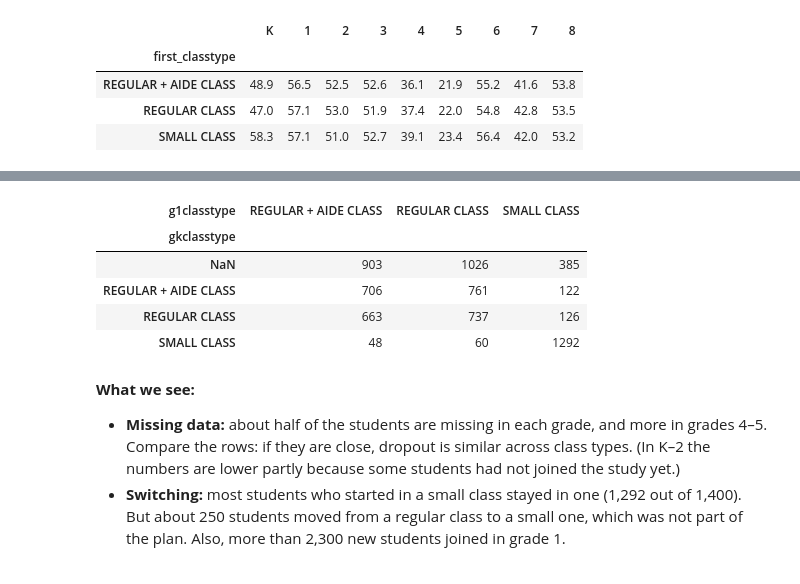
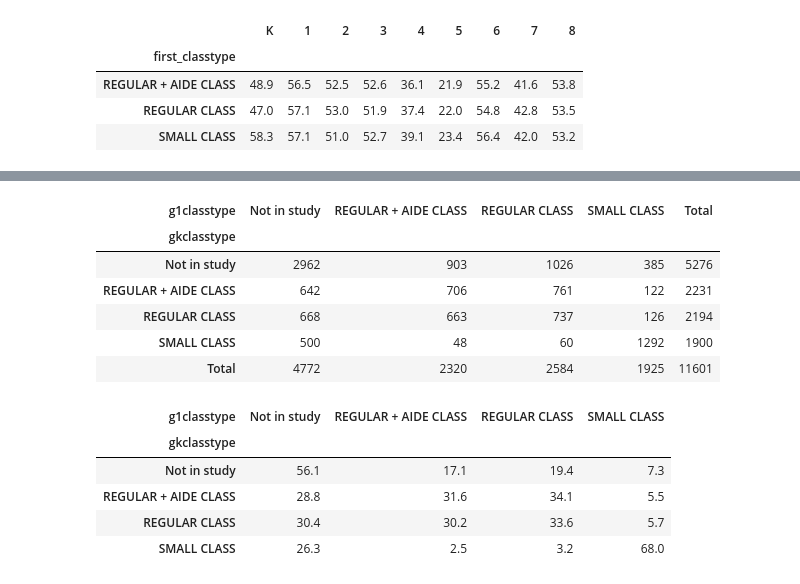
Before and after one commit to itai-wachtel/star-stat-project, a Jupyter notebook: notebooks/01_explore_data.ipynb, the cells around one changed output, grey strips where cells are left out. Cells and saved outputs as stored; diff of their text form; code cells hidden in the pictures.

```diff
--- a/notebooks/01_explore_data.ipynb
+++ b/notebooks/01_explore_data.ipynb
@@ -291,17 +347,23 @@ has_score
 # %%
-pd.crosstab(df["gkclasstype"], df["g1classtype"], dropna=False)
+k_type = df["gkclasstype"].astype(object).fillna("Not in study")
+g1_type = df["g1classtype"].astype(object).fillna("Not in study")
+
+switch = pd.crosstab(k_type, g1_type, margins=True, margins_name="Total")
+display(switch)
+
+switch_pct = (pd.crosstab(k_type, g1_type, normalize="index") * 100).round(1)
+display(switch_pct)
 # %% [output]
-| g1classtype | REGULAR + AIDE CLASS | REGULAR CLASS | SMALL CLASS |
-| gkclasstype |  |  |  |
-| NaN | 903 | 1026 | 385 |
-| REGULAR + AIDE CLASS | 706 | 761 | 122 |
-| REGULAR CLASS | 663 | 737 | 126 |
-| SMALL CLASS | 48 | 60 | 1292 |
+| g1classtype | Not in study | REGULAR + AIDE CLASS | REGULAR CLASS | SMALL CLASS | Total |
+| gkclasstype |  |  |  |  |  |
+| Not in study | 2962 | 903 | 1026 | 385 | 5276 |
+| REGULAR + AIDE CLASS | 642 | 706 | 761 | 122 | 2231 |
+| REGULAR CLASS | 668 | 663 | 737 | 126 | 2194 |
+| SMALL CLASS | 500 | 48 | 60 | 1292 | 1900 |
+| Total | 4772 | 2320 | 2584 | 1925 | 11601 |
+| g1classtype | Not in study | REGULAR + AIDE CLASS | REGULAR CLASS | SMALL CLASS |
+| gkclasstype |  |  |  |  |
+| Not in study | 56.1 | 17.1 | 19.4 | 7.3 |
+| REGULAR + AIDE CLASS | 28.8 | 31.6 | 34.1 | 5.5 |
+| REGULAR CLASS | 30.4 | 30.2 | 33.6 | 5.7 |
+| SMALL CLASS | 26.3 | 2.5 | 3.2 | 68.0 |
-# %% [markdown]
-**What we see:**
-- **Missing data:** about half of the students are missing in each grade, and more in grades 4–5.
-  Compare the rows: if they are close, dropout is similar across class types.
-  (In K–2 the numbers are lower partly because some students had not joined the study yet.)
-- **Switching:** most students who started in a small class stayed in one (1,292 out of 1,400).
-  But about 250 students moved from a regular class to a small one, which was not part of the plan.
-  Also, more than 2,300 new students joined in grade 1.
```
Also changed, not shown: parts of 14 cells of this notebook.
